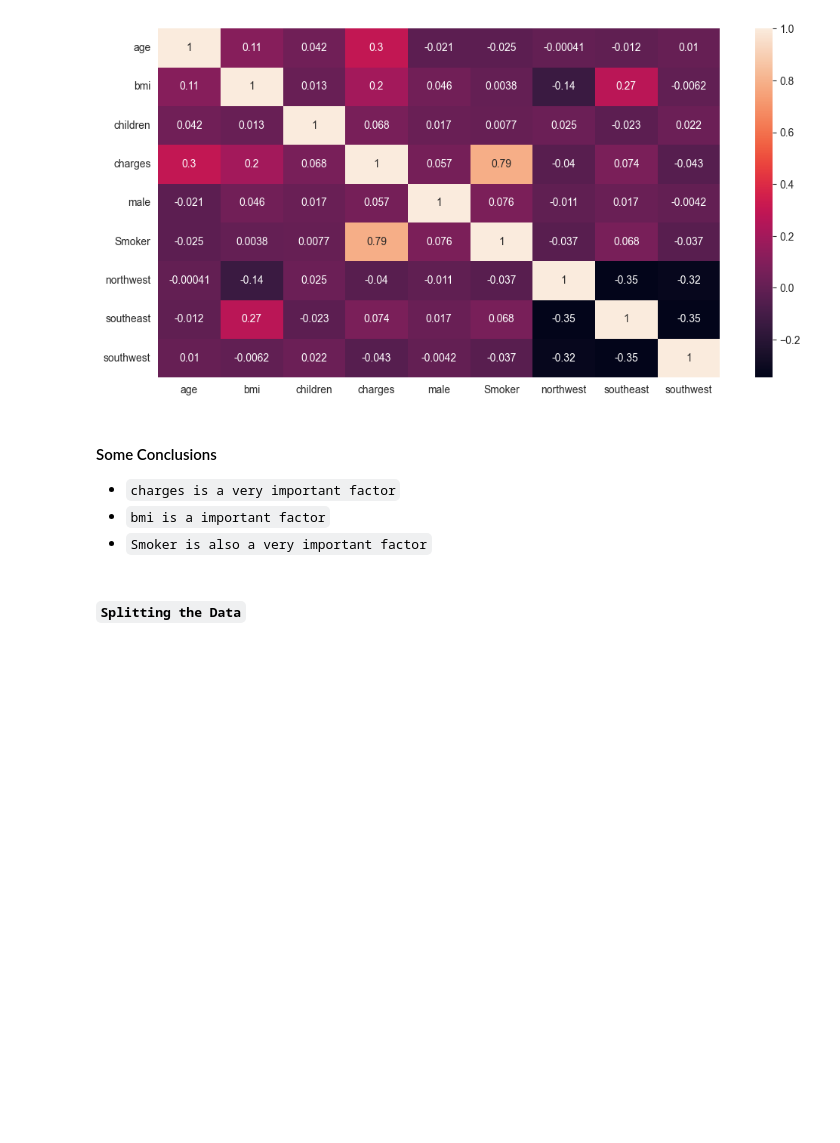
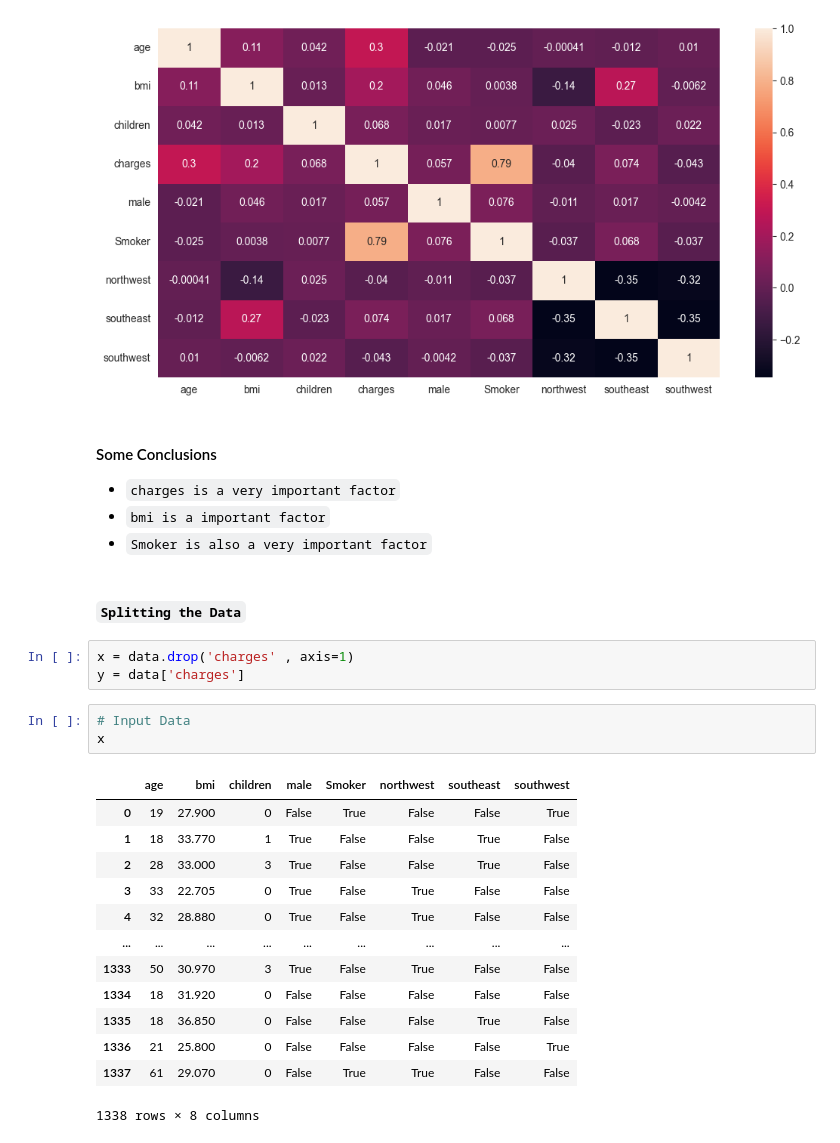
Before and after one commit to satyam1256/Data_Science, a Jupyter notebook: Machine_Learning/Support_Vector/support_vector.ipynb, the cells around one changed output. Drawn from its saved outputs; the diff is of its cells as text; blank space fills up the shorter version.

```diff
--- a/Machine_Learning/Support_Vector/support_vector.ipynb
+++ b/Machine_Learning/Support_Vector/support_vector.ipynb
@@ -204,3 +204,23 @@ sns.heatmap(data.corr() , annot=True)
 - `Smoker is also a very important factor`
 # %% [markdown]
 #### `Splitting the Data`
+# %%
+x = data.drop('charges' , axis=1)
+y = data['charges']
+# %%
+# Input Data
+x
+# %% [output]
+|  | age | bmi | children | male | Smoker | northwest | southeast | southwest |
+| 0 | 19 | 27.900 | 0 | False | True | False | False | True |
+| 1 | 18 | 33.770 | 1 | True | False | False | True | False |
+| 2 | 28 | 33.000 | 3 | True | False | False | True | False |
+| 3 | 33 | 22.705 | 0 | True | False | True | False | False |
+| 4 | 32 | 28.880 | 0 | True | False | True | False | False |
+| ... | ... | ... | ... | ... | ... | ... | ... | ... |
+| 1333 | 50 | 30.970 | 3 | True | False | True | False | False |
+| 1334 | 18 | 31.920 | 0 | False | False | False | False | False |
+| 1335 | 18 | 36.850 | 0 | False | False | False | True | False |
+| 1336 | 21 | 25.800 | 0 | False | False | False | False | True |
+| 1337 | 61 | 29.070 | 0 | False | True | True | False | False |
+1338 rows × 8 columns
```
Also changed, not shown: parts of 15 cells of this notebook.
